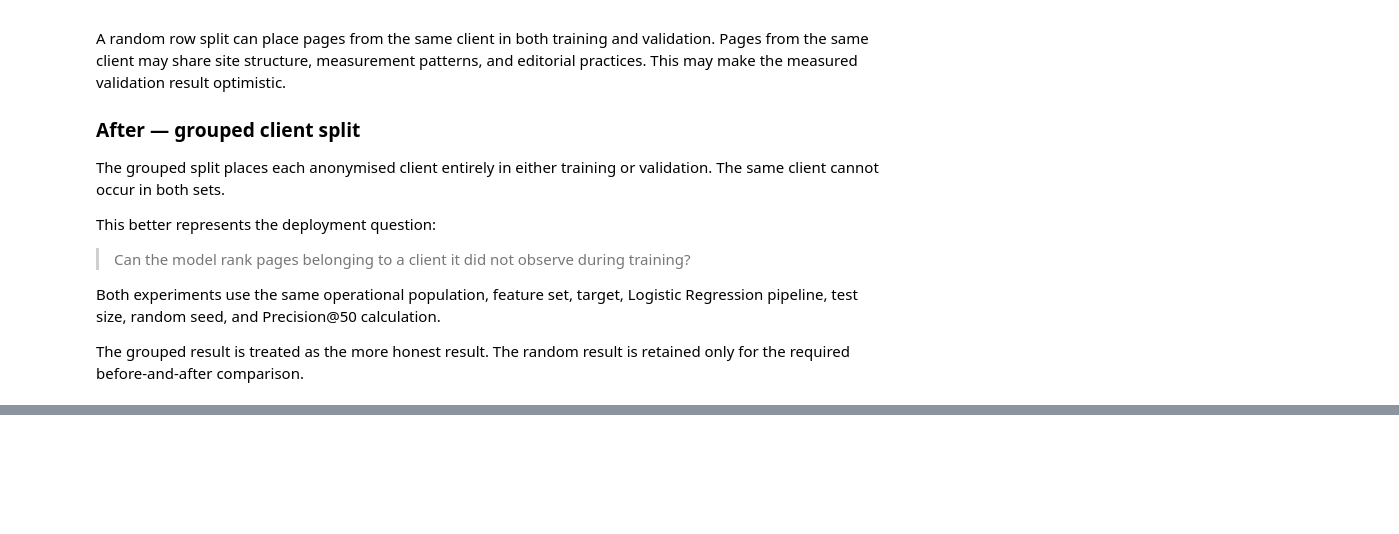
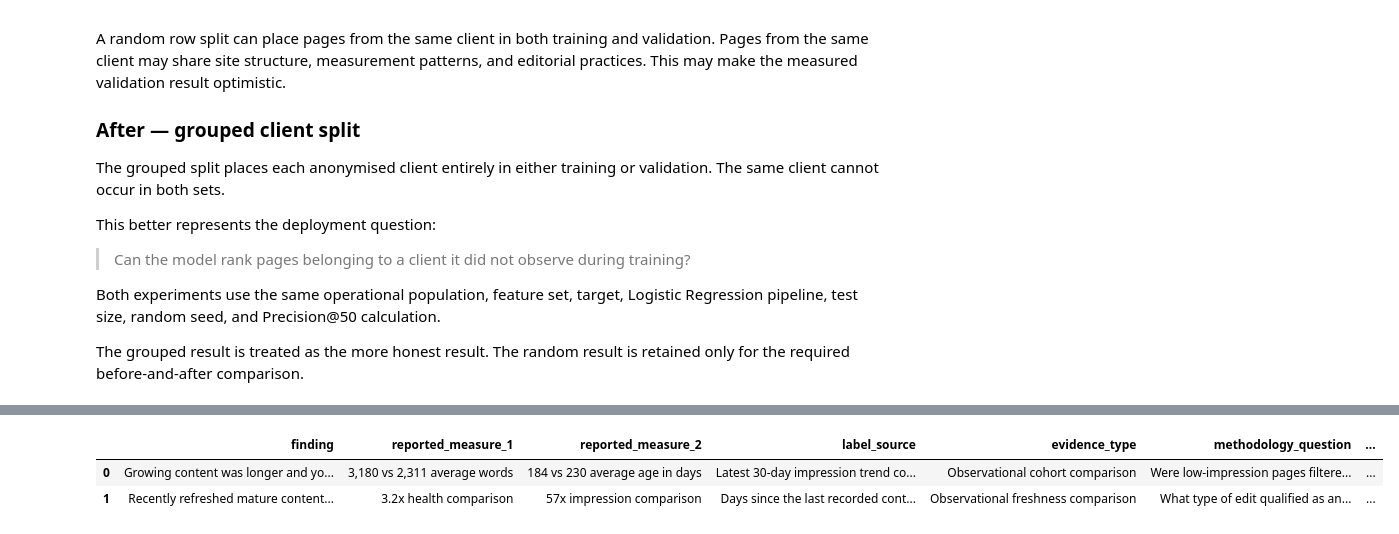
Before and after one commit to Zafar488/flyrank-ml-internship, a Jupyter notebook: w06_validation_audit.ipynb, the cells around one changed output, grey strips where cells are left out. Drawn from its saved outputs; the diff is of its cells as text; code cells hidden in the pictures; blank space fills up the shorter version.

```diff
--- a/w06_validation_audit.ipynb
+++ b/w06_validation_audit.ipynb
@@ -936,0 +1811,78 @@ print(
+# %%
+# ============================================================
+# RESTORE SECTION 1 EVIDENCE TABLE IF RUNTIME WAS PARTIALLY RUN
+# ============================================================
+
+if "paper_findings" not in globals():
+
+    paper_findings = pd.DataFrame(
+        [
+            {
+                "finding": (
+                    "Growing content was longer "
+                    "and younger"
+                ),
+                "reported_measure_1": (
+                    "3,180 vs 2,311 average words"
+                ),
+                "reported_measure_2": (
+                    "184 vs 230 average age in days"
+                ),
+                "label_source": (
+                    "Latest 30-day impression trend "
+                    "compared with the previous 30 days"
+                ),
+                "evidence_type": (
+                    "Observational cohort comparison"
+                ),
+                "methodology_question": (
+                    "Were low-impression pages filtered "
+                    "or stabilised before assigning the "
+                    "growth or decline label?"
+                ),
+                "safe_interpretation": (
+                    "Longer and younger pages were "
+                    "associated with stronger recent "
+                    "impression trends in the observed "
+                    "portfolio."
+                ),
+            },
+            {
+                "finding": (
+                    "Recently refreshed mature content "
+                    "showed stronger measured performance"
+                ),
+                "reported_measure_1": (
+                    "3.2x health comparison"
+                ),
+                "reported_measure_2": (
+                    "57x impression comparison"
+                ),
+                "label_source": (
+                    "Days since the last recorded "
+                    "content update"
+                ),
+                "evidence_type": (
+                    "Observational freshness comparison"
+                ),
+                "methodology_question": (
+                    "What type of edit qualified as an "
+                    "update, and were refreshed pages "
+                    "comparable with untouched pages?"
+                ),
+                "safe_interpretation": (
+                    "Recent refresh activity was "
+                    "associated with stronger measured "
+                    "performance among mature pages."
+                ),
+            },
+        ]
+    )
+
+print(
+    "paper_findings rows:",
+    len(paper_findings),
+)
+
+display(paper_findings)
+# %% [output]
@@ -937,3 +1890,6 @@ print(
+|  | finding | reported_measure_1 | reported_measure_2 | label_source | evidence_type | methodology_question | ... |
+| 0 | Growing content was longer and yo... | 3,180 vs 2,311 average words | 184 vs 230 average age in days | Latest 30-day impression trend co... | Observational cohort comparison | Were low-impression pages filtere... | ... |
+| 1 | Recently refreshed mature content... | 3.2x health comparison | 57x impression comparison | Days since the last recorded cont... | Observational freshness comparison | What type of edit qualified as an... | ... |
 # %% [markdown]
 ## Self-check
 
```
Also changed, not shown: parts of 14 cells of this notebook.
